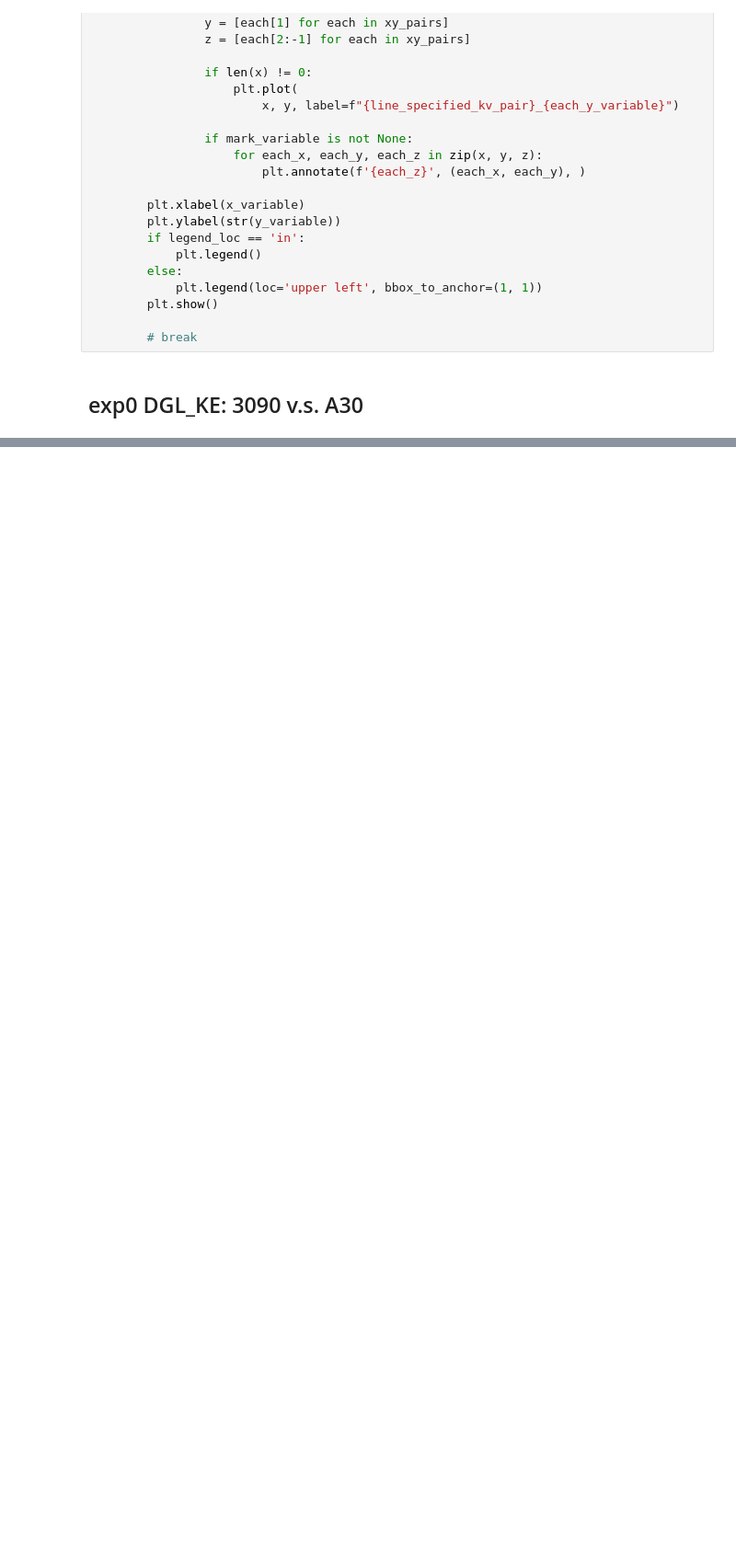
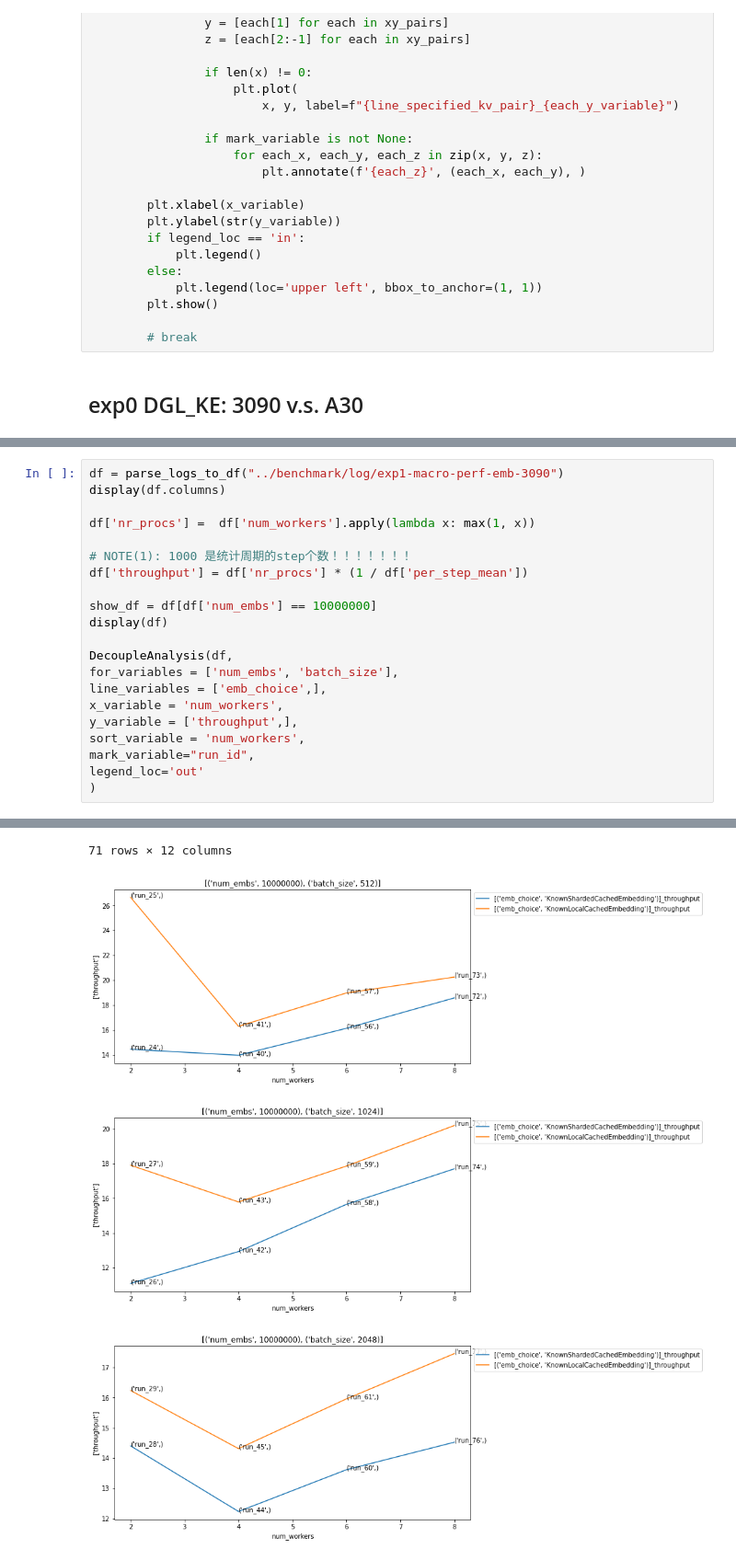
Before and after one commit to wianger/RecStore, a Jupyter notebook: src/framework_adapters/torch/python/analysis.ipynb, the cells around one changed output, grey strips where cells are left out. Shown at 92% size. Drawn from its saved outputs; the diff is of its cells as text; blank space fills up the shorter version.

```diff
--- a/src/framework_adapters/torch/python/analysis.ipynb
+++ b/src/framework_adapters/torch/python/analysis.ipynb
@@ -281,0 +294,22 @@ legend_loc='out'
+# %%
+df = parse_logs_to_df("../benchmark/log/exp1-macro-perf-emb-3090")
+display(df.columns)
+
+df['nr_procs'] =  df['num_workers'].apply(lambda x: max(1, x))
+
+# NOTE(1): 1000 是统计周期的step个数！！！！！！！
+df['throughput'] = df['nr_procs'] * (1 / df['per_step_mean'])
+
+show_df = df[df['num_embs'] == 10000000]
+display(df)
+
+DecoupleAnalysis(df,
+for_variables = ['num_embs', 'batch_size'],
+line_variables = ['emb_choice',],
+x_variable = 'num_workers',
+y_variable = ['throughput',],
+sort_variable = 'num_workers',
+mark_variable="run_id",
+legend_loc='out'
+)
+# %% [output]
@@ -281,0 +332,4 @@ legend_loc='out'
+71 rows × 12 columns
+[figure, added]
+[figure, added]
+[figure, added]
```
Also changed, not shown: parts of 5 cells of this notebook, 46 other files.
